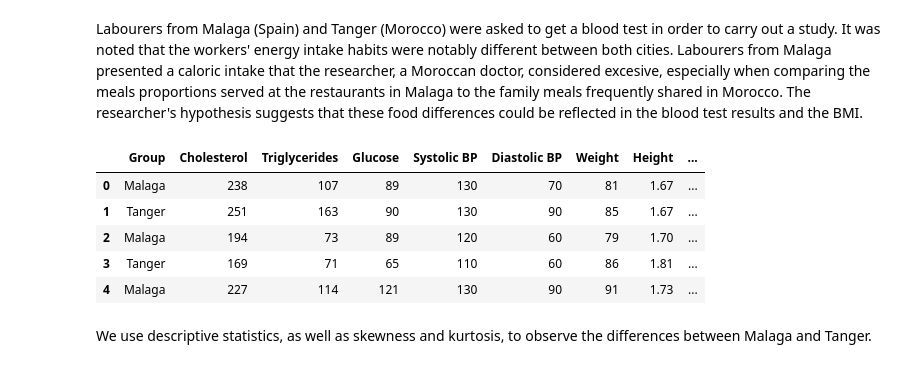
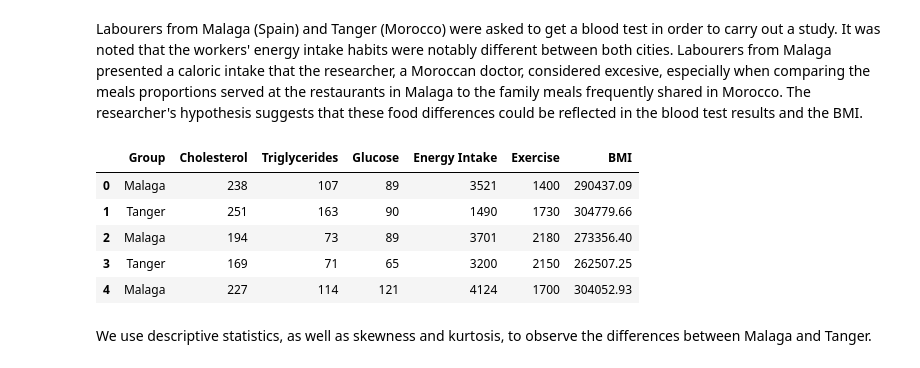
Before and after one commit to criss-bassu/Statistics_Trends, a Jupyter notebook: StatisticsAndTrends.ipynb, the cells around one changed output. Drawn from its saved outputs; the diff is of its cells as text; code cells hidden in the pictures.

```diff
--- a/StatisticsAndTrends.ipynb
+++ b/StatisticsAndTrends.ipynb
@@ -17,16 +17,18 @@ import seaborn as sns
 # %%
 # Reading CSV
 df = pd.read_csv('comparingDietBlood.csv', sep = ';')
 # Convert 'Height' from object to float, replacing ',' with '.'
-df['Height'] = df['Height'].str.replace(',', '.').astype(float)
+df['Height'] = df['Height'].str.replace(',', '.').astype(float) # 'Height' into float
+df['BMI'] = (df['Weight'] / ((df['Height']/100) ** 2)).round(2) # Gets the BMI rounded to 2 decimals
+df = df.drop(['Systolic BP', 'Diastolic BP', 'Height', 'Weight'], axis = 1) # We will not be using these columns for the research
 df.head()
 # %% [output]
-|  | Group | Cholesterol | Triglycerides | Glucose | Systolic BP | Diastolic BP | Weight | Height | ... |
-| 0 | Malaga | 238 | 107 | 89 | 130 | 70 | 81 | 1.67 | ... |
-| 1 | Tanger | 251 | 163 | 90 | 130 | 90 | 85 | 1.67 | ... |
-| 2 | Malaga | 194 | 73 | 89 | 120 | 60 | 79 | 1.70 | ... |
-| 3 | Tanger | 169 | 71 | 65 | 110 | 60 | 86 | 1.81 | ... |
-| 4 | Malaga | 227 | 114 | 121 | 130 | 90 | 91 | 1.73 | ... |
+|  | Group | Cholesterol | Triglycerides | Glucose | Energy Intake | Exercise | BMI |
+| 0 | Malaga | 238 | 107 | 89 | 3521 | 1400 | 290437.09 |
+| 1 | Tanger | 251 | 163 | 90 | 1490 | 1730 | 304779.66 |
+| 2 | Malaga | 194 | 73 | 89 | 3701 | 2180 | 273356.40 |
+| 3 | Tanger | 169 | 71 | 65 | 3200 | 2150 | 262507.25 |
+| 4 | Malaga | 227 | 114 | 121 | 4124 | 1700 | 304052.93 |
 # %% [markdown]
 We use descriptive statistics, as well as skewness and kurtosis, to observe the differences between Malaga and Tanger.
 # %%
```
Also changed, not shown: parts of 18 cells of this notebook.
